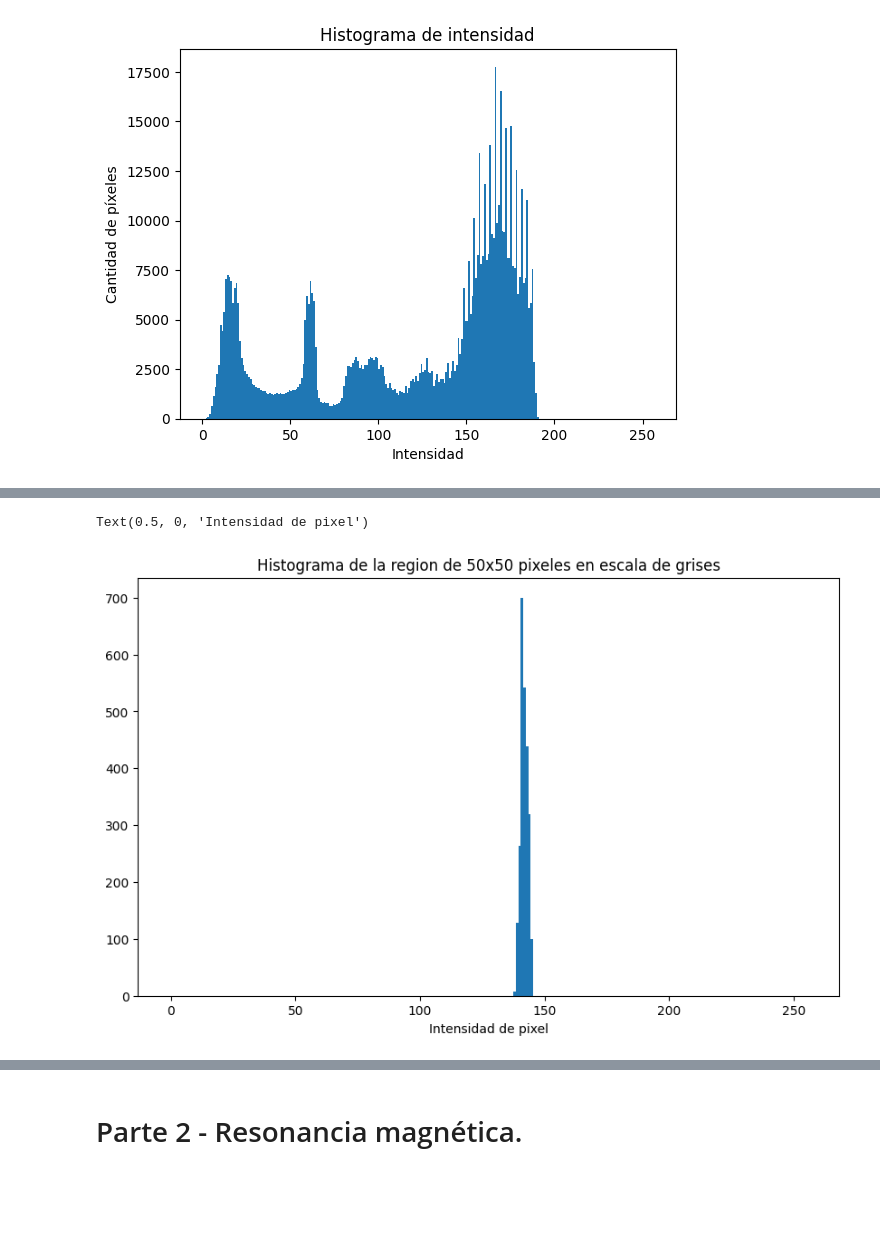
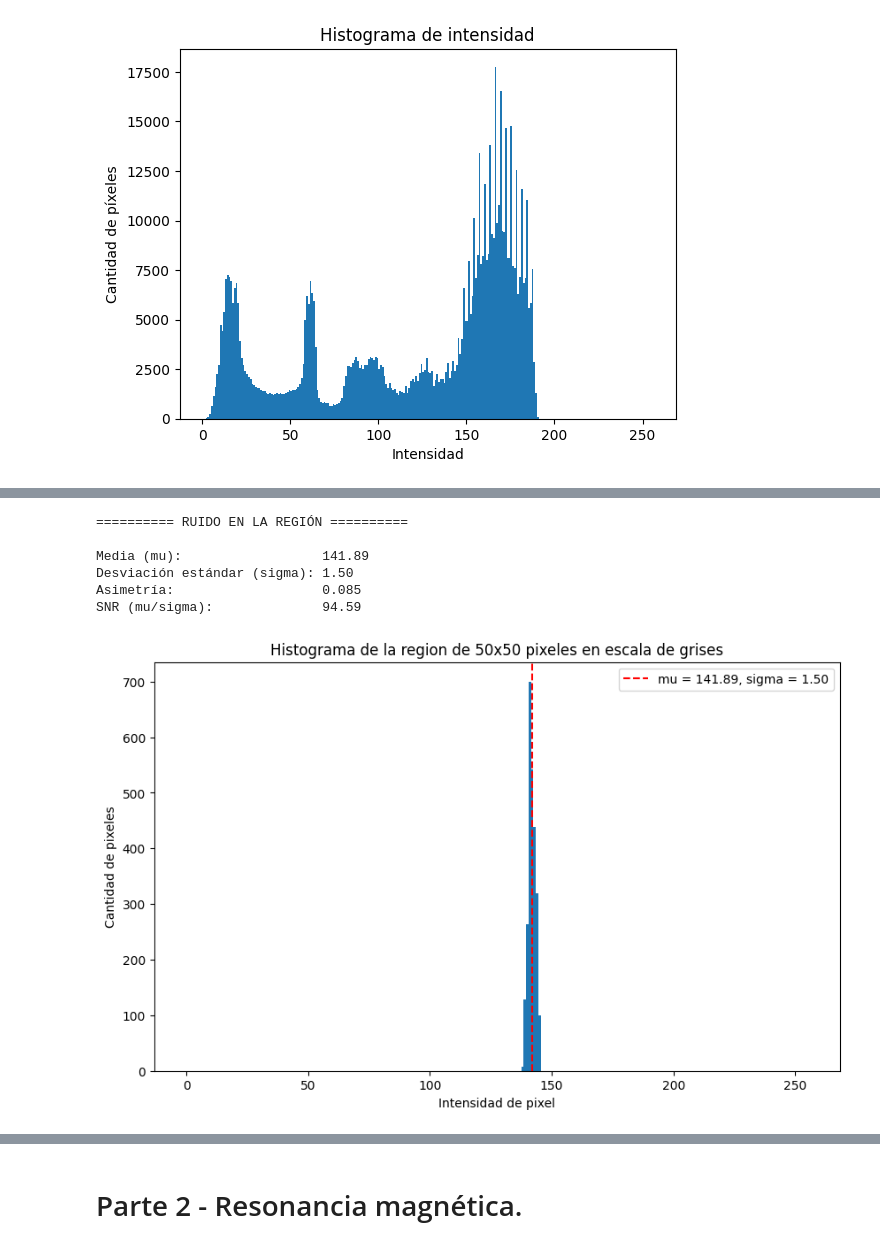
Before and after one commit to ManuelVidales22/PROCESAMIENTO-DIGITAL-DE-IM-GENES, a Jupyter notebook: ProyectoDicom.ipynb, the cells around one changed output, grey strips where cells are left out. Drawn from its saved outputs; the diff is of its cells as text; code cells hidden in the pictures; blank space fills up the shorter version.

Commit message:
Se agregan los histogramas de ruido y su respectivo analisis

```diff
--- a/ProyectoDicom.ipynb
+++ b/ProyectoDicom.ipynb
@@ -216,32 +232,64 @@ def calcular_histograma(imagen):
 datos_numericos_de_imagen = librerianumpy.asarray(mi_imagen)
 
 # Convertir a escala de grises (luminancia Y) con los pesos estándar:
 # Y = 0.2989*R + 0.5870*G + 0.1140*B
 # [..., :3] toma solo los canales R, G, B (ignora el canal alfa si existe)
 # Se divide entre 255 para normalizar los valores al rango 0-1
 imagen_Y = librerianumpy.dot(datos_numericos_de_imagen[..., :3] / 255, [0.2989, 0.5870, 0.1140])
 
 # Usar la imagen en escala de grises ya calculada (imagen_Y)
 imagen_gris_completa = imagen_Y
 
 # Seleccionar los primeros 50x50 píxeles de la imagen en escala de grises
 # (filas 0 a 49 y columnas 0 a 49, esquina superior izquierda)
 region_50x50_gris = imagen_gris_completa[0:50, 0:50]
 
 # Escalar los valores de píxel de 0-1 a 0-255 y luego convertir a uint8 (enteros de 8 bits)
 region_50x50_escalada_uint8 = (region_50x50_gris * 255).astype(librerianumpy.uint8)
 
 # Para cuantificar qué tan achatada o qué tan alargada es la campana gaussiana
 # se usan los parámetros sigma (desviación estándar) y mu (media)
 
+# Se pasa la región a decimales (float) para que las operaciones no se desborden en uint8
+region_float = region_50x50_escalada_uint8.astype(librerianumpy.float64)
+
+# Media (mu): centro de la campana = intensidad promedio (señal) de la región
+mu = region_float.mean()
+
+# Desviación estándar (sigma): ancho de la campana = cantidad de ruido
+sigma = region_float.std()
+
+# Asimetría: 0 = campana simétrica (ruido gaussiano);
+# positiva = cola a la derecha, negativa = cola a la izquierda
+asimetria = librerianumpy.mean(((region_float - mu) / sigma) ** 3)
+
+# Relación señal/ruido (SNR): cuántas veces la señal es mayor que el ruido
+snr = mu / sigma
+
+print("========== RUIDO EN LA REGIÓN ==========\n")
+print(f"Media (mu):                  {mu:.2f}")
+print(f"Desviación estándar (sigma): {sigma:.2f}")
+print(f"Asimetría:                   {asimetria:.3f}")
+print(f"SNR (mu/sigma):              {snr:.2f}")
+
 # Calcular el histograma de la región seleccionada
 histograma_region, xticks_region = calcular_histograma(region_50x50_escalada_uint8)
 
 # Graficar el histograma como gráfico de barras
 libreriaparagraficar.figure(figsize=(10, 6))
 libreriaparagraficar.bar(xticks_region, histograma_region, width=1.0)
+# Línea vertical roja en la media (centro de la campana)
+libreriaparagraficar.axvline(mu, color="red", linestyle="--", label=f"mu = {mu:.2f}, sigma = {sigma:.2f}")
 libreriaparagraficar.title('Histograma de la region de 50x50 pixeles en escala de grises')
 libreriaparagraficar.xlabel('Intensidad de pixel')
+libreriaparagraficar.ylabel('Cantidad de pixeles')
+libreriaparagraficar.legend()
+libreriaparagraficar.show()
 # %% [output]
-Text(0.5, 0, 'Intensidad de pixel')
+========== RUIDO EN LA REGIÓN ==========
+
+Media (mu):                  141.89
+Desviación estándar (sigma): 1.50
+Asimetría:                   0.085
+SNR (mu/sigma):              94.59
-[figure, old version]
+[figure, new version]
```
Also changed, not shown: parts of 12 cells of this notebook.
